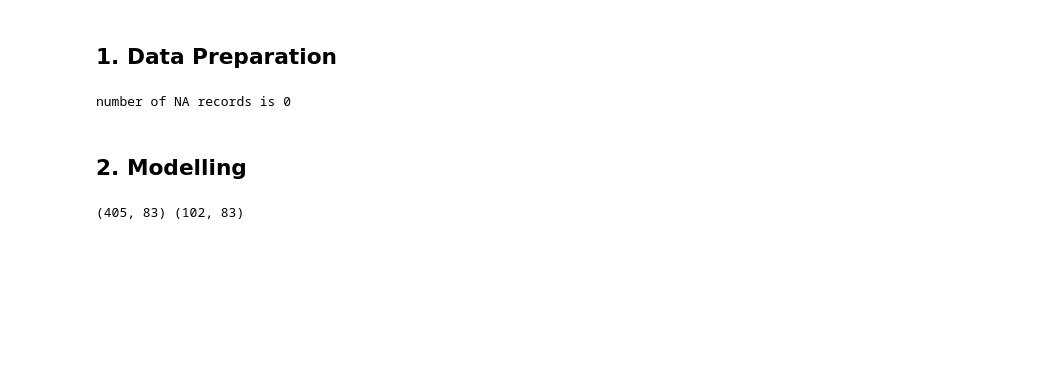
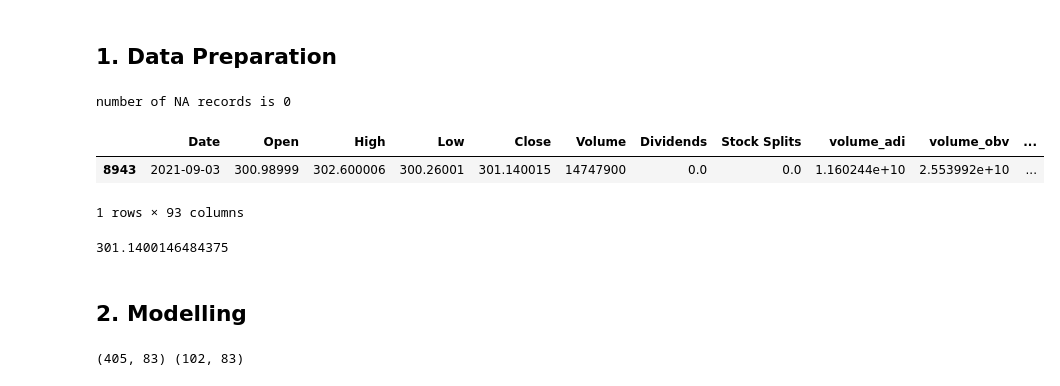
Before and after one commit to lsqroger/Stock-Price-Forecast-with-Technical-Indicators, a Jupyter notebook: Stock_Price_Trend_Forecast.ipynb, the cells around one changed output. Drawn from its saved outputs; the diff is of its cells as text; code cells hidden in the pictures; blank space fills up the shorter version.

```diff
--- a/Stock_Price_Trend_Forecast.ipynb
+++ b/Stock_Price_Trend_Forecast.ipynb
@@ -84,6 +84,16 @@ df_lagged['label'] = np.where(df_lagged['Close'] > df_lagged['Close_prev'], 1,0)
 
 ### Separate test data
 test_data = df_lagged.loc[df_lagged.Date == forecast_date]
+# %%
+test_data
+# %% [output]
+|  | Date | Open | High | Low | Close | Volume | Dividends | Stock Splits | volume_adi | volume_obv | ... |
+| 8943 | 2021-09-03 | 300.98999 | 302.600006 | 300.26001 | 301.140015 | 14747900 | 0.0 | 0.0 | 1.160244e+10 | 2.553992e+10 | ... |
+1 rows × 93 columns
+# %%
+test_data.Close.values[0]
+# %% [output]
+301.1400146484375
 # %% [markdown]
 ## 2. Modelling
 # %%
```
Also changed, not shown: parts of 1 cell of this notebook, 4 other files.
